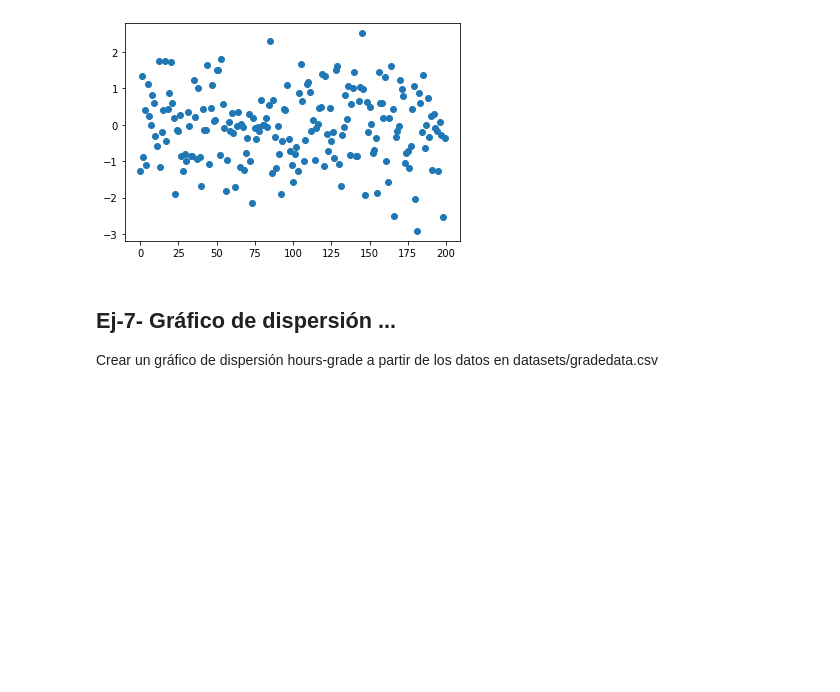
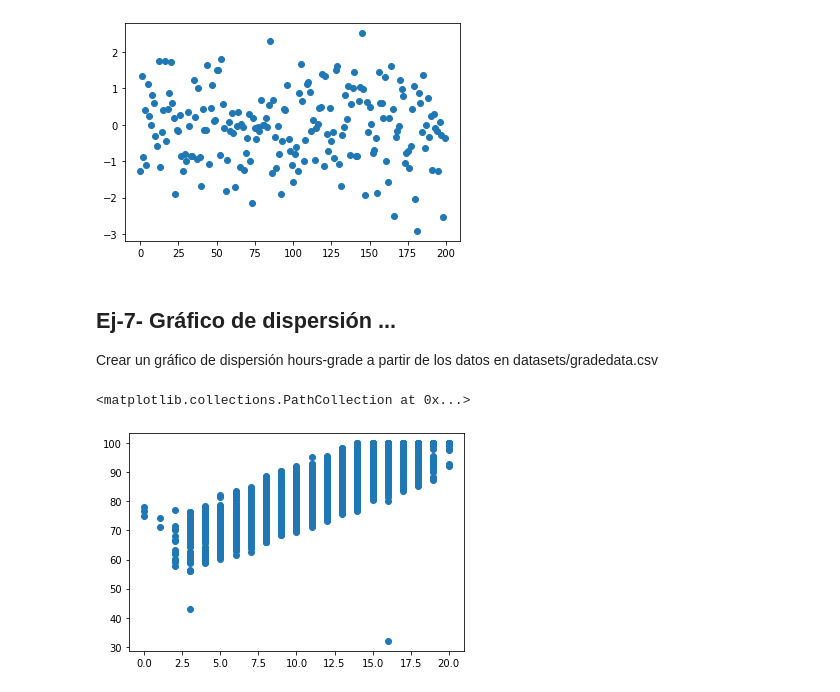
Before and after one commit to Joranome/2-ADiagDatos, a Jupyter notebook: 2-VisDatos.ipynb, the cells around one changed output. Saved outputs shown, nothing was run; the diff lists cells and outputs as text; code cells hidden in the pictures; blank space fills up the shorter version.

```diff
--- a/2-VisDatos.ipynb
+++ b/2-VisDatos.ipynb
@@ -518,0 +517,15 @@ Crear un gráfico de dispersión hours-grade a partir de los datos en datasets/g
+# %%
+#Ej-7 ....
+import numpy as np
+import pandas as pd
+import matplotlib.pyplot as plt
+%matplotlib inline
+
+loc = "datasets/gradedata.csv"
+df = pd.read_csv(loc)
+df
+
+plt.scatter(df['hours'], df['grade'] )
+# %% [output]
+<matplotlib.collections.PathCollection at 0x...>
+[figure, added]
```
Also changed, not shown: parts of 1 cell of this notebook.
